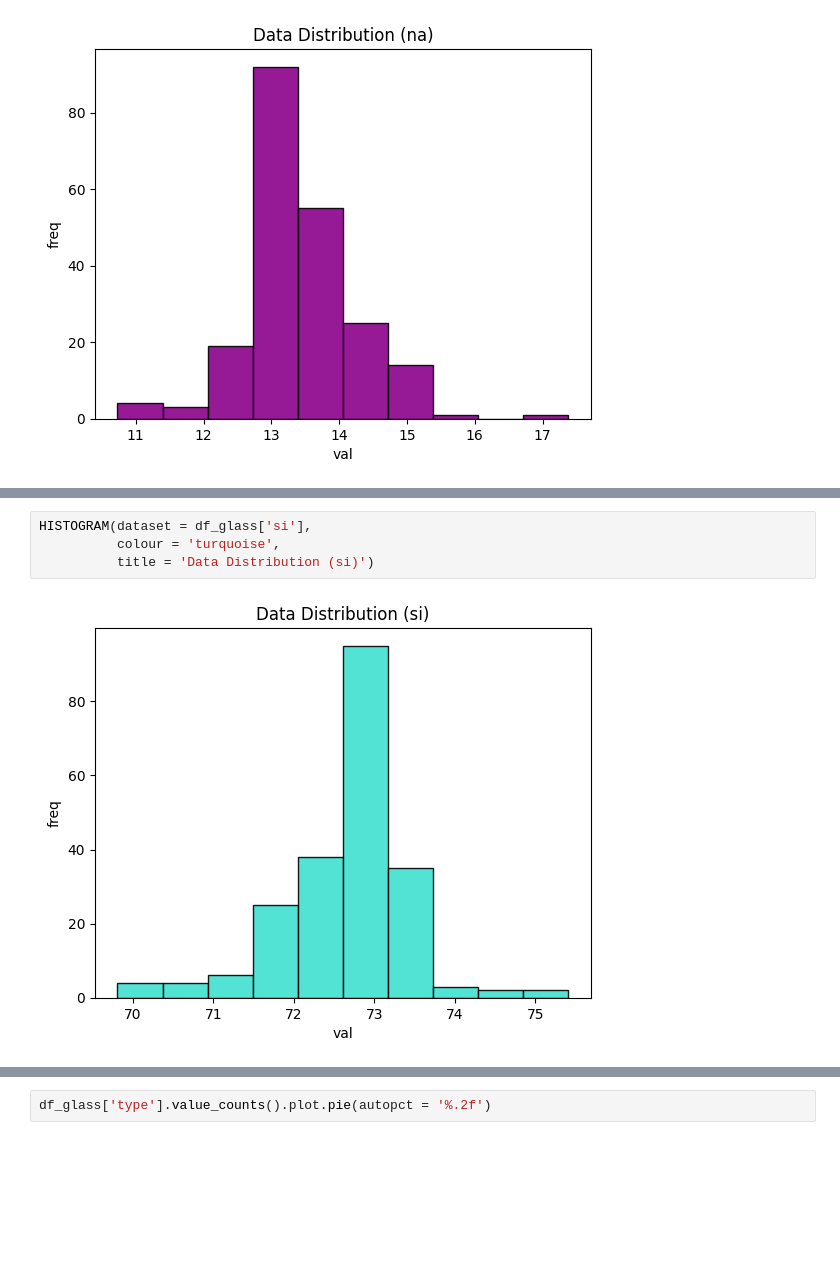
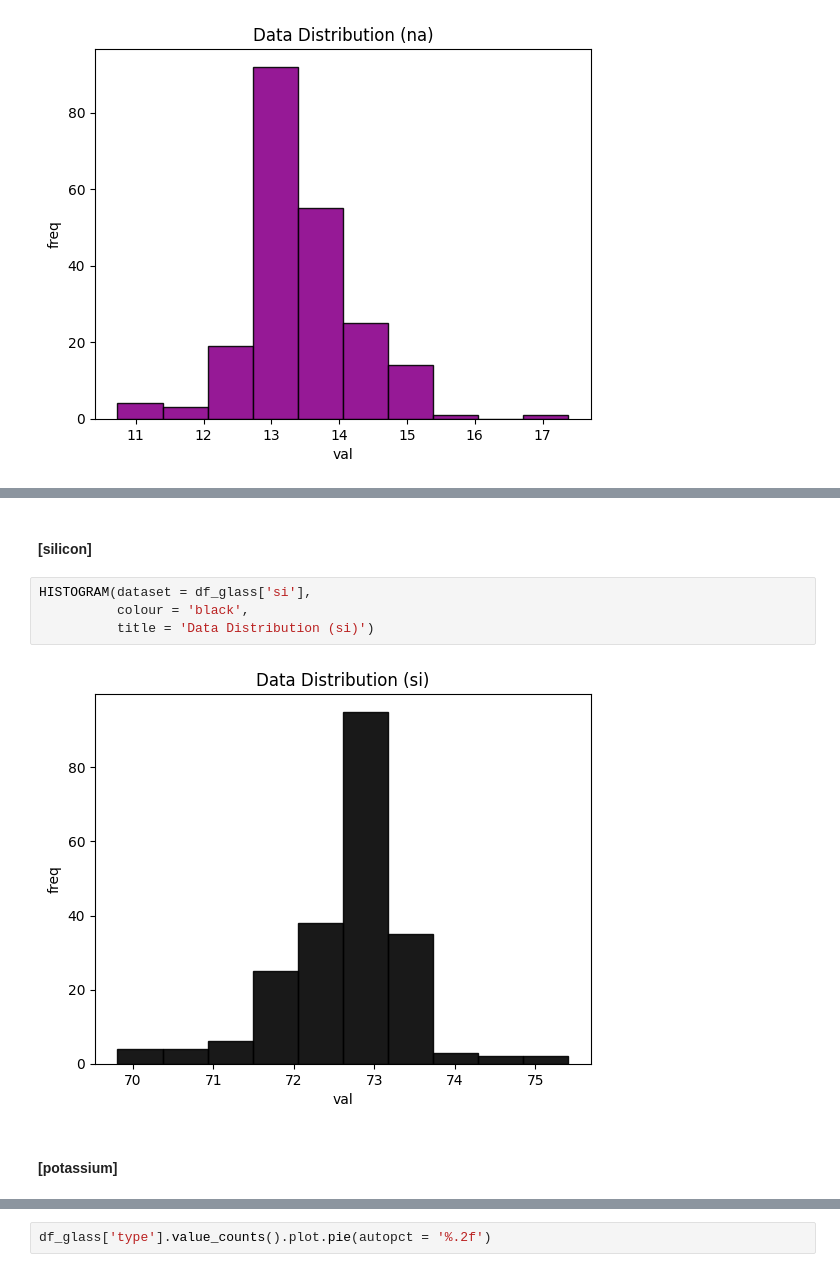
Before and after one commit to MatthewHealy02/AI-Programming-Assessments, a Jupyter notebook: Prog AI CA2 sba24213.ipynb, the cells around one changed output, grey strips where cells are left out. Cells and saved outputs as stored; diff of their text form; blank space fills up the shorter version.

```diff
--- a/Prog AI CA2 sba24213.ipynb
+++ b/Prog AI CA2 sba24213.ipynb
@@ -245,8 +257,12 @@ HISTOGRAM(dataset = df_glass['al'],
+# %% [markdown]
+#### **[silicon]**
 # %%
 HISTOGRAM(dataset = df_glass['si'],
-          colour = 'turquoise',
+          colour = 'black',
           title = 'Data Distribution (si)')
 # %% [output]
-[figure, old version]
+[figure, new version]
+# %% [markdown]
+#### **[potassium]**
 # %%
 HISTOGRAM(dataset = df_glass['k'],
```
Also changed, not shown: parts of 41 cells of this notebook.
